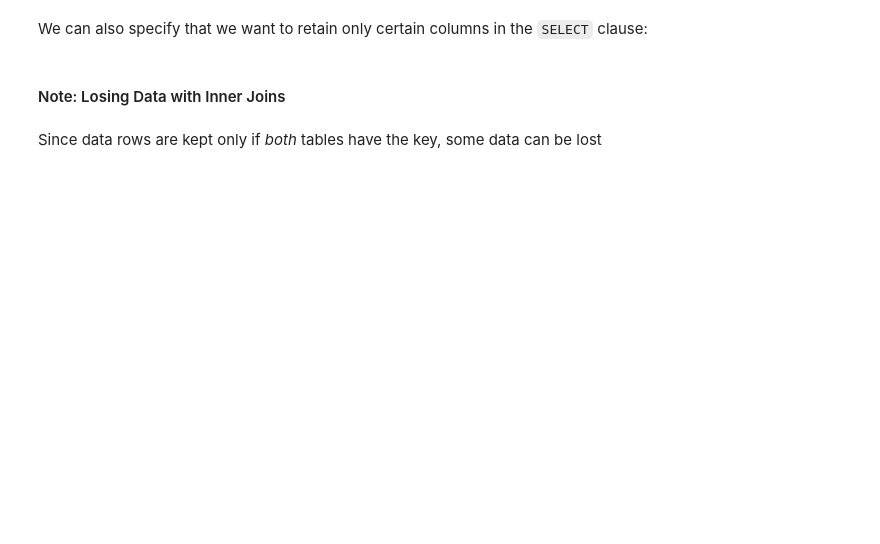
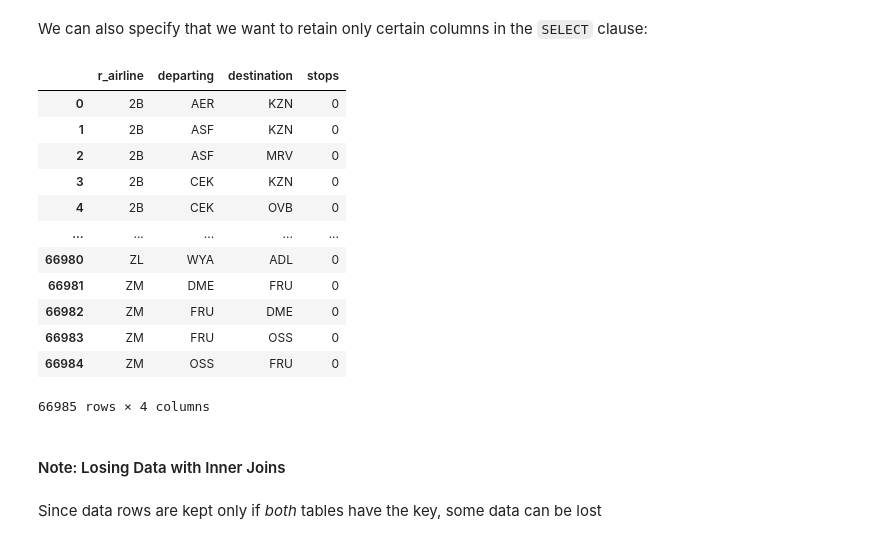
Before and after one commit to rbdaly16/NATL-DS-Live-062623, a Jupyter notebook: Phase2/Lectures/02_SQL_Joins.ipynb, the cells around one changed output. Saved outputs shown, nothing was run; the diff lists cells and outputs as text; code cells hidden in the pictures; blank space fills up the shorter version.

```diff
--- a/Phase2/Lectures/02_SQL_Joins.ipynb
+++ b/Phase2/Lectures/02_SQL_Joins.ipynb
@@ -330,3 +556,26 @@ None
+# %%
+pd.read_sql('''
+
+SELECT r.airline AS r_airline, r.source AS departing, r.dest AS destination, r.stops
+FROM routes AS r
+    INNER JOIN airlines AS al
+        ON r.airline_id = al.id
+
+''', conn)
+# %% [output]
+|  | r_airline | departing | destination | stops |
+| 0 | 2B | AER | KZN | 0 |
+| 1 | 2B | ASF | KZN | 0 |
+| 2 | 2B | ASF | MRV | 0 |
+| 3 | 2B | CEK | KZN | 0 |
+| 4 | 2B | CEK | OVB | 0 |
+| ... | ... | ... | ... | ... |
+| 66980 | ZL | WYA | ADL | 0 |
+| 66981 | ZM | DME | FRU | 0 |
+| 66982 | ZM | FRU | DME | 0 |
+| 66983 | ZM | FRU | OSS | 0 |
+| 66984 | ZM | OSS | FRU | 0 |
+66985 rows × 4 columns
 # %% [markdown]
 #### Note: Losing Data with Inner Joins
 # %% [markdown]
```
Also changed, not shown: parts of 34 cells of this notebook, 2 other files.
